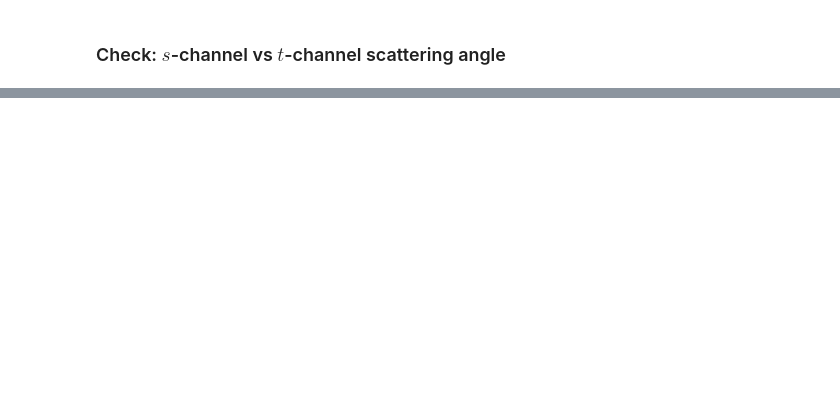
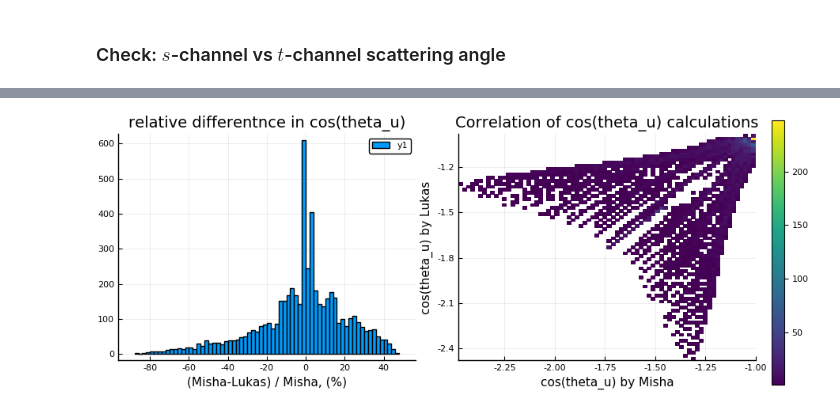
Before and after one commit to mmikhasenko/DeltaInPhotoProduction, a Jupyter notebook: Two-Meson-Photoproduction.ipynb, the cells around one changed output, grey strips where cells are left out. Saved outputs shown, nothing was run; the diff lists cells and outputs as text; code cells hidden in the pictures; blank space fills up the shorter version.

```diff
--- a/Two-Meson-Photoproduction.ipynb
+++ b/Two-Meson-Photoproduction.ipynb
@@ -171,0 +235,9 @@ end
+# %%
+plot(layout=grid(1,2), size=(900,350),
+    histogram(100 .* (1.0 .- map(x->x[:u][2],ld) ./ map(x->x[:u][2],md)), bins=100,
+        title = "relative differentnce in cos(theta_u)", xlab="(Misha-Lukas) / Misha, (%)"),
+    histogram2d(map(x->x[:u][2],md),map(x->x[:u][2],ld), bins=100, c=:viridis,
+        title="Correlation of cos(theta_u) calculations", xlab="cos(theta_u) by Misha", ylab="cos(theta_u) by Lukas")
+    )
+# %% [output]
+[figure, added]
```
Also changed, not shown: parts of 17 cells of this notebook, 1 other file.
